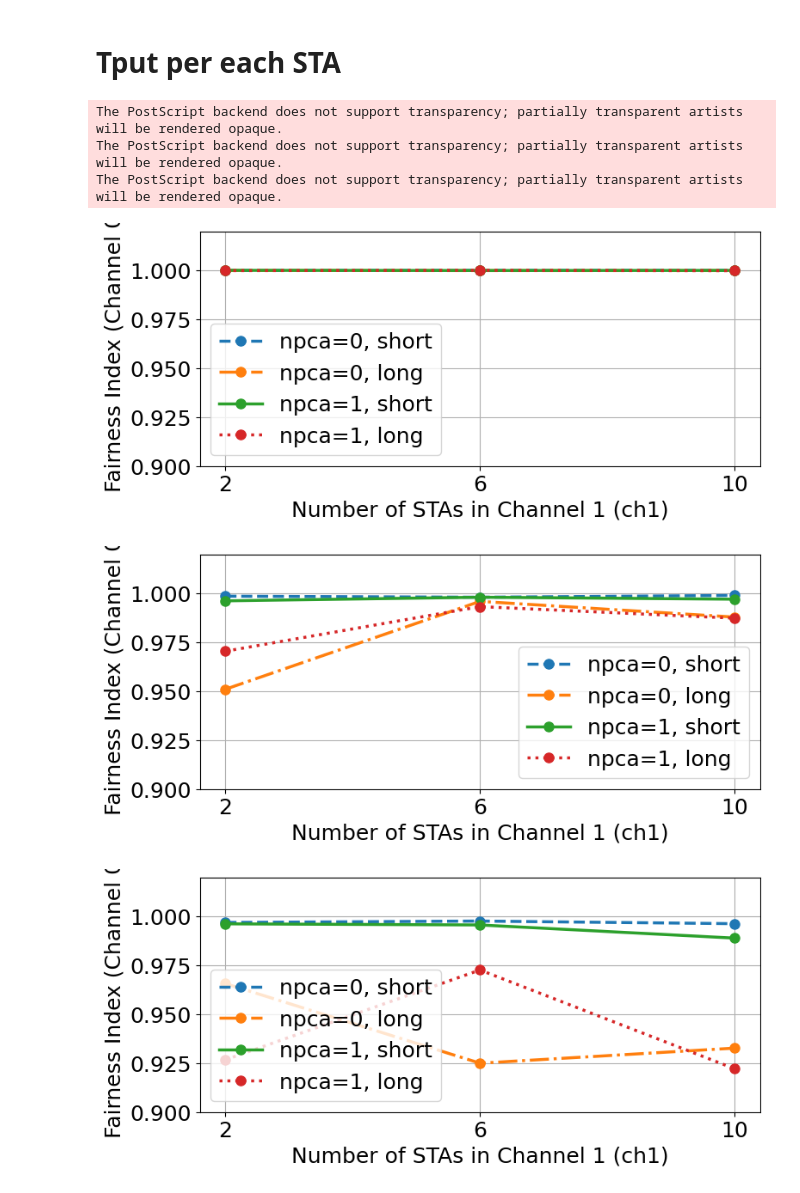
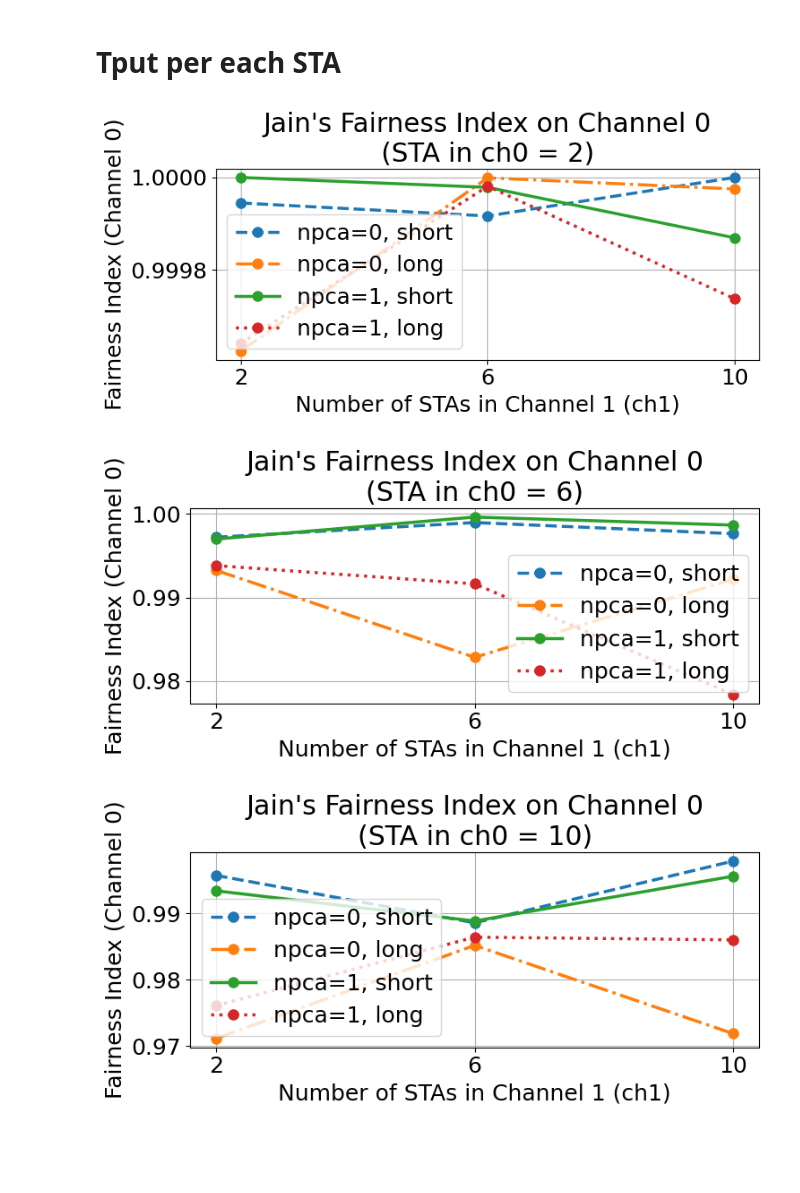
Before and after one commit to crazytb/NPCA, a Jupyter notebook: main_analyze_csvs.ipynb, the cells around one changed output. Cells and saved outputs as stored; diff of their text form; code cells hidden in the pictures; blank space fills up the shorter version.

```diff
--- a/main_analyze_csvs.ipynb
+++ b/main_analyze_csvs.ipynb
@@ -104,7 +155,7 @@ def get_successful_stas(df, channel=0):
 
         if backoffs.count(0) == 1:
             idx = backoffs.index(0)
-            if states[idx] == 'primary_transmitting':
+            if states[idx] == 'primary_tx':
                 success_counter[idx] += 1
 
     simulation_time = len(df)
@@ -123,3 +174,20 @@ def get_channel_utilization(df):
     util_ch_0 = df['util_ch_0'].mean()
     util_ch_1 = df['util_ch_1'].mean()
     return [util_ch_0, util_ch_1]
+
+def add_tput_per_sta(df):
+    num_stas_ch0 = len(df['states_ch_0'].iloc[0])
+    num_stas_ch1 = len(df['states_ch_1'].iloc[0])
+    df_ch0 = pd.DataFrame()
+    df_ch1 = pd.DataFrame()
+
+    for sta_ch0 in range(num_stas_ch0):
+        df_ch0[f"ch0_sta_{sta_ch0}_tput"] = df['states_ch_0'].apply(
+            lambda x: x.count("primary_tx") == 1) & df["states_ch_0"].apply(lambda x: x[sta_ch0] == "primary_tx")
+    for sta_ch1 in range(num_stas_ch1):
+        df_ch1[f"ch1_sta_{sta_ch1}_tput"] = df['states_ch_1'].apply(
+            lambda x: x.count("primary_tx") == 1 or x.count("npca_tx") == 1) & df["states_ch_1"].apply(lambda x: x[sta_ch1] == "primary_tx" or x[sta_ch1] == "npca_tx")
+
+    return df_ch0.sum(axis=0).to_list(), df_ch1.sum(axis=0).to_list()
+
+add_tput_per_sta(df_on)
@@ -145,6 +244,7 @@ for config in simulation_configs:
     util_ch0, util_ch1 = get_channel_utilization(df)
     fairness_ch0 = get_jain_index(df, channel=0)
     fairness_ch1 = get_jain_index(df, channel=1)
+    tput_ch0, tput_ch1 = add_tput_per_sta(df)
 
     # ✅ 메타데이터 추출 및 기록
     match = re.match(r's(\d+)_(\d+)_f(short|long)_npca_(\d)', label)
@@ -158,7 +258,9 @@ for config in simulation_configs:
             "util_ch0": util_ch0,
             "util_ch1": util_ch1,
             "fairness_ch0": fairness_ch0,
-            "fairness_ch1": fairness_ch1
+            "fairness_ch1": fairness_ch1,
+            "tput_ch0": tput_ch0,
+            "tput_ch1": tput_ch1
         })
 
     del df  # 메모리 해제
@@ -351,42 +453,39 @@ styles = {
     1: {"short": "solid", "long": "dotted"},
 }
 
 # 유일한 ch0 값 목록
 unique_ch0_values = sorted(df_fairness["ch0"].unique())
 
 # 각 ch0 값에 대해 개별 plot 출력
 for ch0_val in unique_ch0_values:
     fig, ax = plt.subplots(figsize=(8, 4))
 
     for npca in [0, 1]:
         for frame in ["short", "long"]:
             subset = df_fairness[
                 (df_fairness["ch0"] == ch0_val) &
                 (df_fairness["npca"] == npca) &
                 (df_fairness["frame"] == frame)
             ].sort_values("ch1")
             if not subset.empty:
                 label = f"npca={npca}, {frame}"
                 ax.plot(subset["ch1"], subset["fairness_ch0"],
                         label=label,
                         linestyle=styles[npca][frame],
                         marker='o')
     ax.set_xticks(subset["ch1"].unique())
-    # ax.set_title(f"Jain's Fairness Index on Channel 0\n(STA in ch0 = {ch0_val})")
+    ax.set_title(f"Jain's Fairness Index on Channel 0\n(STA in ch0 = {ch0_val})")
     ax.set_xlabel("Number of STAs in Channel 1 (ch1)")
     ax.set_ylabel("Fairness Index (Channel 0)")
-    ax.set_ylim(0.9, 1.02)
+    # ax.set_ylim(0.8, 1.02)
     ax.grid(True)
     ax.legend()
     plt.tight_layout()
-    plt.savefig(f"plots/jain_fairness_ch0_{ch0_val}.eps")
+    plt.savefig(f"plots/jain_fairness_ch0_{ch0_val}.png")
 # %% [output]
-The PostScript backend does not support transparency; partially transparent artists will be rendered opaque.
-The PostScript backend does not support transparency; partially transparent artists will be rendered opaque.
-The PostScript backend does not support transparency; partially transparent artists will be rendered opaque.
-[figure, old version]
+[figure, new version]
-[figure, old version]
+[figure, new version]
-[figure, old version]
+[figure, new version]
 # %%
 import matplotlib.pyplot as plt
 import seaborn as sns
```
Also changed, not shown: parts of 13 cells of this notebook, 17 other files.
